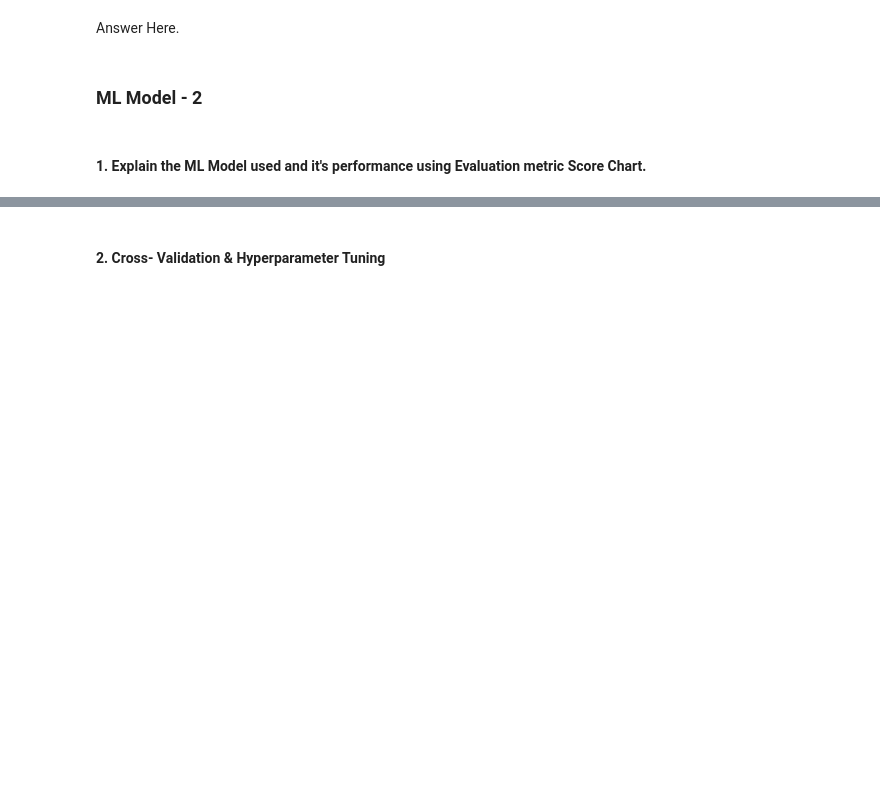
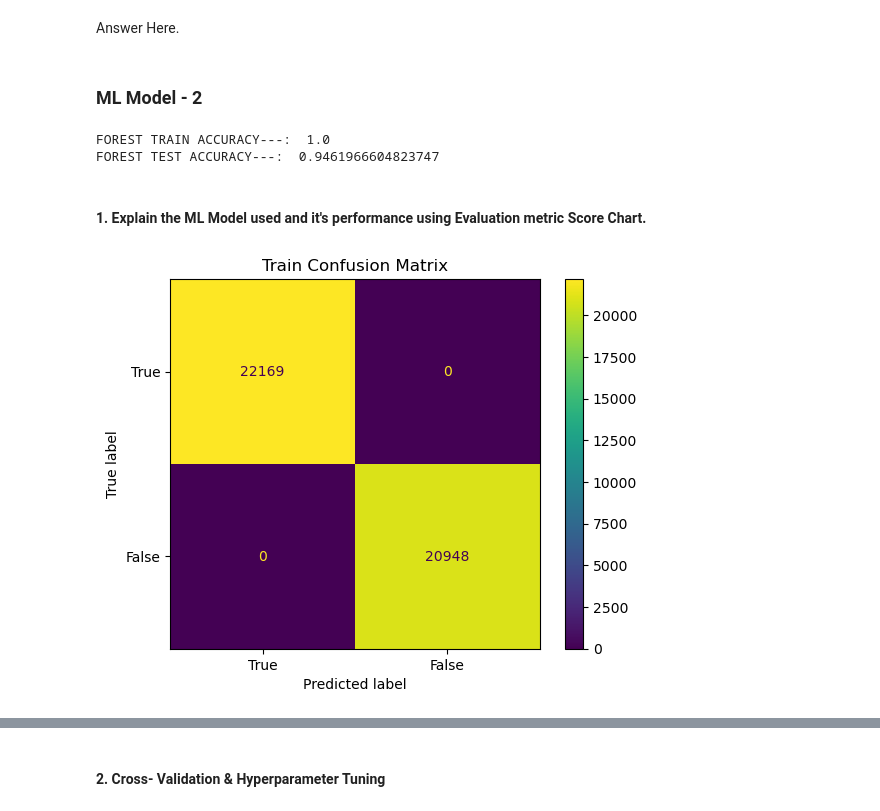
Before and after one commit to balaji-89/Airline_Passenger_Referral_Prediction, a Jupyter notebook: Solution/PassengerReferral.ipynb, the cells around one changed output, grey strips where cells are left out. Saved outputs shown, nothing was run; the diff lists cells and outputs as text; code cells hidden in the pictures; blank space fills up the shorter version.

```diff
--- a/Solution/PassengerReferral.ipynb
+++ b/Solution/PassengerReferral.ipynb
@@ -1156,0 +1330,13 @@ text_feature_pipeline = Pipeline([
+# %%
+#Initializing best features
+svc_grid = grid_search.best_estimator_
+
+#fitting whole x_train
+svc_grid.fit(x_train,y_train)
+
+train_prediction = svr_grid.predict(x_train)
+test_prediction = svr_grid.predict(x_test)
+
+#Calculating RMSE score
+grid_train_acc = accuracy_score(y_train,train_prediction)
+grid_test_acc = accuracy_score(y_test,test_prediction)
@@ -1157,3 +1347,10 @@ text_feature_pipeline = Pipeline([
+# %%
+confusion_matrix = confusion_matrix(y_test, test_prediction)
+
+cm_display = ConfusionMatrixDisplay(confusion_matrix = confusion_matrix, display_labels = [False, True])
+
+cm_display.plot()
+plt.show()
 # %% [markdown]
 ##### Which hyperparameter optimization technique have you used and why?
 # %% [markdown]
@@ -1164,5 +1361,24 @@ Answer Here.
 Answer Here.
 # %% [markdown]
 ### ML Model - 2
+# %%
+random_forest = RandomForestClassifier(random_state= SEED)
+
+# Fit and predict the algorithm
+random_forest.fit(x_train,y_train)
+
+forest_train_prediction = random_forest.predict(x_train)
+forest_test_prediction = random_forest.predict(x_test)
+
+#calculating RMSE score
+forest_train_accuracy = accuracy_score(y_train,forest_train_prediction)
+forest_test_accuracy = accuracy_score(y_test,forest_test_prediction)
+# %%
+#printing scores of train and test
+print("FOREST TRAIN ACCURACY---: ",forest_train_accuracy)
+print("FOREST TEST ACCURACY---: ",forest_test_accuracy)
+# %% [output]
+FOREST TRAIN ACCURACY---:  1.0
+FOREST TEST ACCURACY---:  0.9461966604823747
 # %% [markdown]
 #### 1. Explain the ML Model used and it's performance using Evaluation metric Score Chart.
@@ -1170,0 +1385,9 @@ Answer Here.
+# %%
+# Visualizing evaluation Metric Score chart
+train_confusion_matrix = confusion_matrix(y_train,forest_train_prediction)
+cm_display = ConfusionMatrixDisplay(confusion_matrix = train_confusion_matrix, display_labels = [True, False])
+cm_display.plot()
+plt.title("Train Confusion Matrix")
+plt.show()
+# %% [output]
+[figure, added]
```
Also changed, not shown: parts of 42 cells of this notebook.
